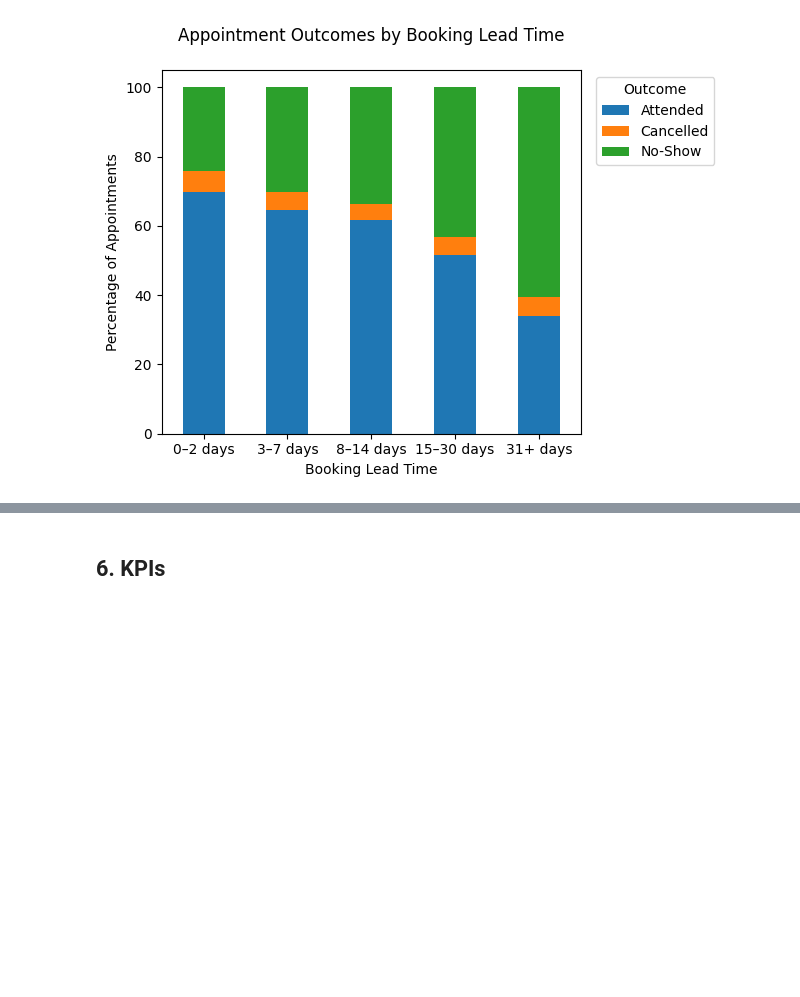
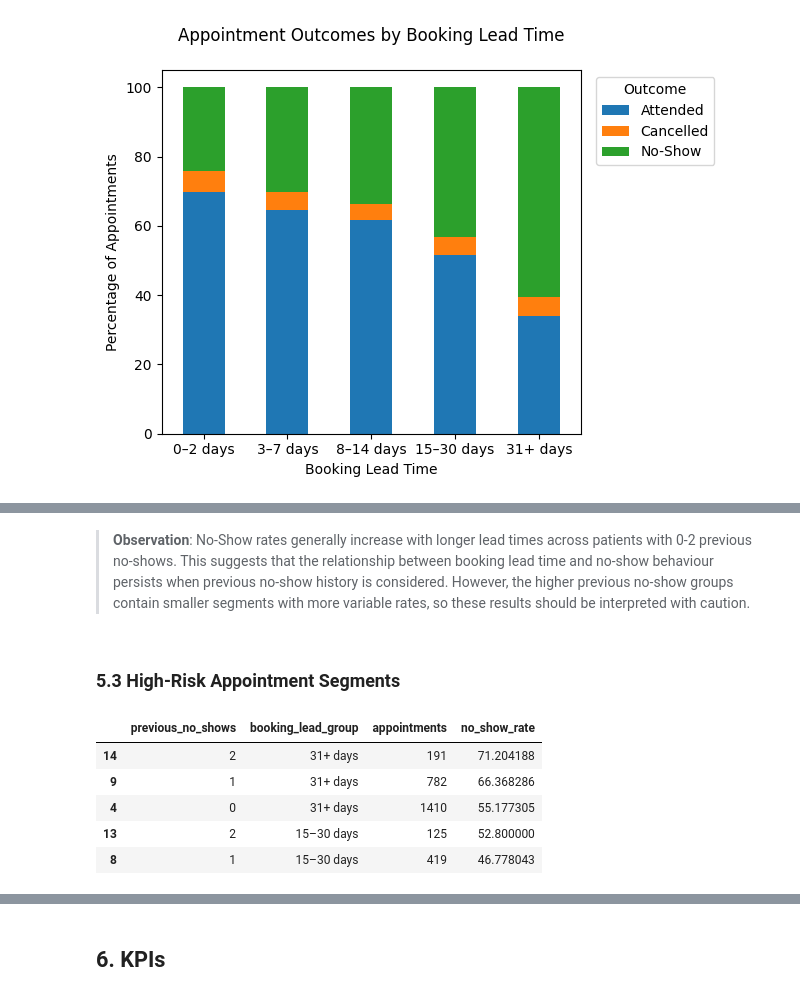
Before and after one commit to JhayceeCodes/HealthConnectDataAnalysis, a Jupyter notebook: healthconnect_analysis.ipynb, the cells around one changed output, grey strips where cells are left out. Cells and saved outputs as stored; diff of their text form; code cells hidden in the pictures; blank space fills up the shorter version.

```diff
--- a/healthconnect_analysis.ipynb
+++ b/healthconnect_analysis.ipynb
@@ -536,0 +540,33 @@ lead_time_summary
+# %% [markdown]
+> **Observation**: No-Show rates generally increase with longer lead times across patients with 0-2 previous no-shows. This suggests that the relationship between booking lead time and no-show behaviour persists when previous no-show history is considered. However, the higher previous no-show groups contain smaller segments with more variable rates, so these results should be interpreted with caution.
+# %% [markdown]
+### 5.3 High-Risk Appointment Segments
+# %%
+high_risk_segments = (
+    df.groupby(
+        ["previous_no_shows", "booking_lead_group"],
+        observed=True
+    )
+    .agg(
+        appointments=("appointment_id", "count"),
+        no_show_rate=(
+            "appointment_outcome",
+            lambda x: (x == "No-Show").mean() * 100
+        )
+    )
+    .reset_index()
+)
+
+high_risk_segments[
+    high_risk_segments["appointments"] >= 50
+].sort_values(
+    "no_show_rate",
+    ascending=False
+).head(5)
+# %% [output]
+|  | previous_no_shows | booking_lead_group | appointments | no_show_rate |
+| 14 | 2 | 31+ days | 191 | 71.204188 |
+| 9 | 1 | 31+ days | 782 | 66.368286 |
+| 4 | 0 | 31+ days | 1410 | 55.177305 |
+| 13 | 2 | 15–30 days | 125 | 52.800000 |
+| 8 | 1 | 15–30 days | 419 | 46.778043 |
```
Also changed, not shown: parts of 29 cells of this notebook.
